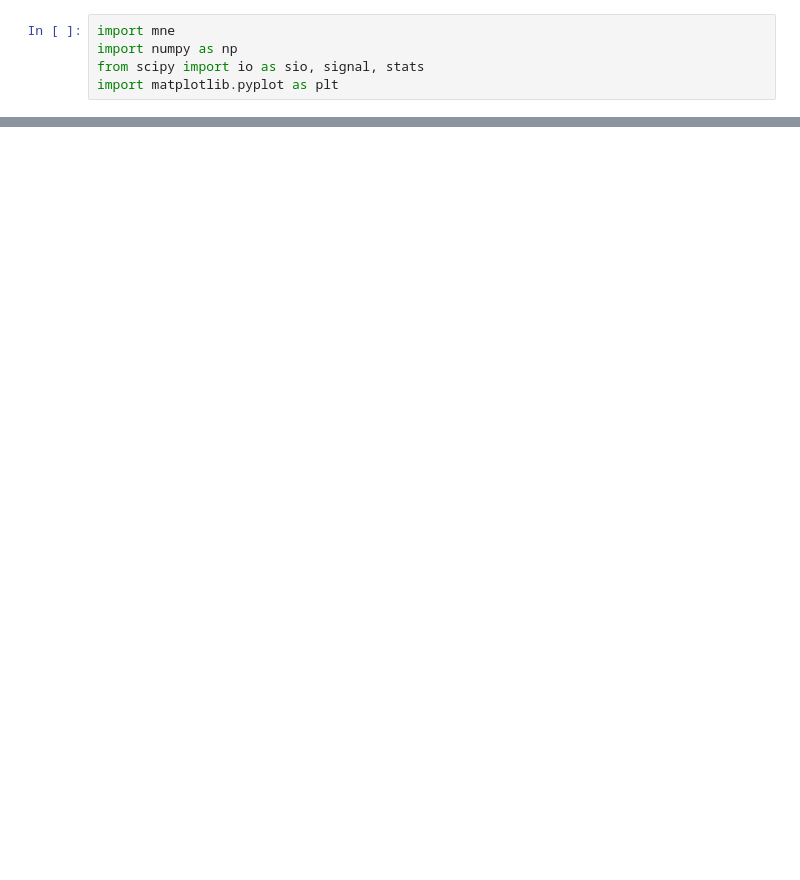
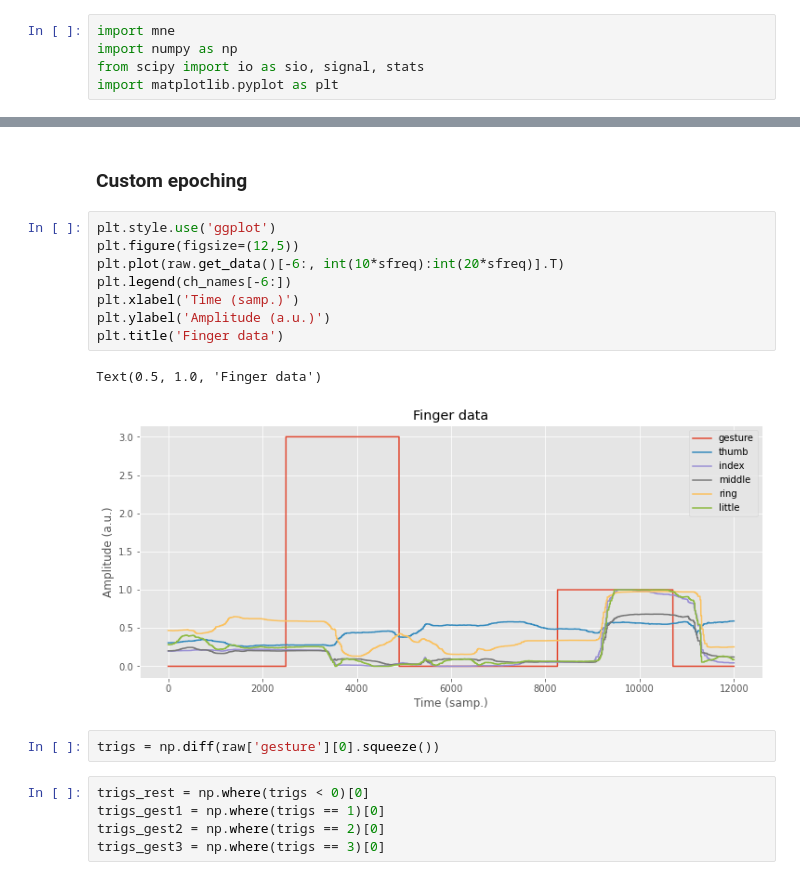
Before and after one commit to MKegler/ECoG_hack, a Jupyter notebook: PythonScreatchbook.ipynb, the cells around one changed output, grey strips where cells are left out. Saved outputs shown, nothing was run; the diff lists cells and outputs as text; blank space fills up the shorter version.

```diff
--- a/PythonScreatchbook.ipynb
+++ b/PythonScreatchbook.ipynb
@@ -54,0 +71,20 @@ Effective window size : 1.707 (s)
+# %% [markdown]
+### Custom epoching
+# %%
+plt.style.use('ggplot')
+plt.figure(figsize=(12,5))
+plt.plot(raw.get_data()[-6:, int(10*sfreq):int(20*sfreq)].T)
+plt.legend(ch_names[-6:])
+plt.xlabel('Time (samp.)')
+plt.ylabel('Amplitude (a.u.)')
+plt.title('Finger data')
+# %% [output]
+Text(0.5, 1.0, 'Finger data')
+[figure, added]
+# %%
+trigs = np.diff(raw['gesture'][0].squeeze())
+# %%
+trigs_rest = np.where(trigs < 0)[0]
+trigs_gest1 = np.where(trigs == 1)[0]
+trigs_gest2 = np.where(trigs == 2)[0]
+trigs_gest3 = np.where(trigs == 3)[0]
```
Also changed, not shown: parts of 8 cells of this notebook.
